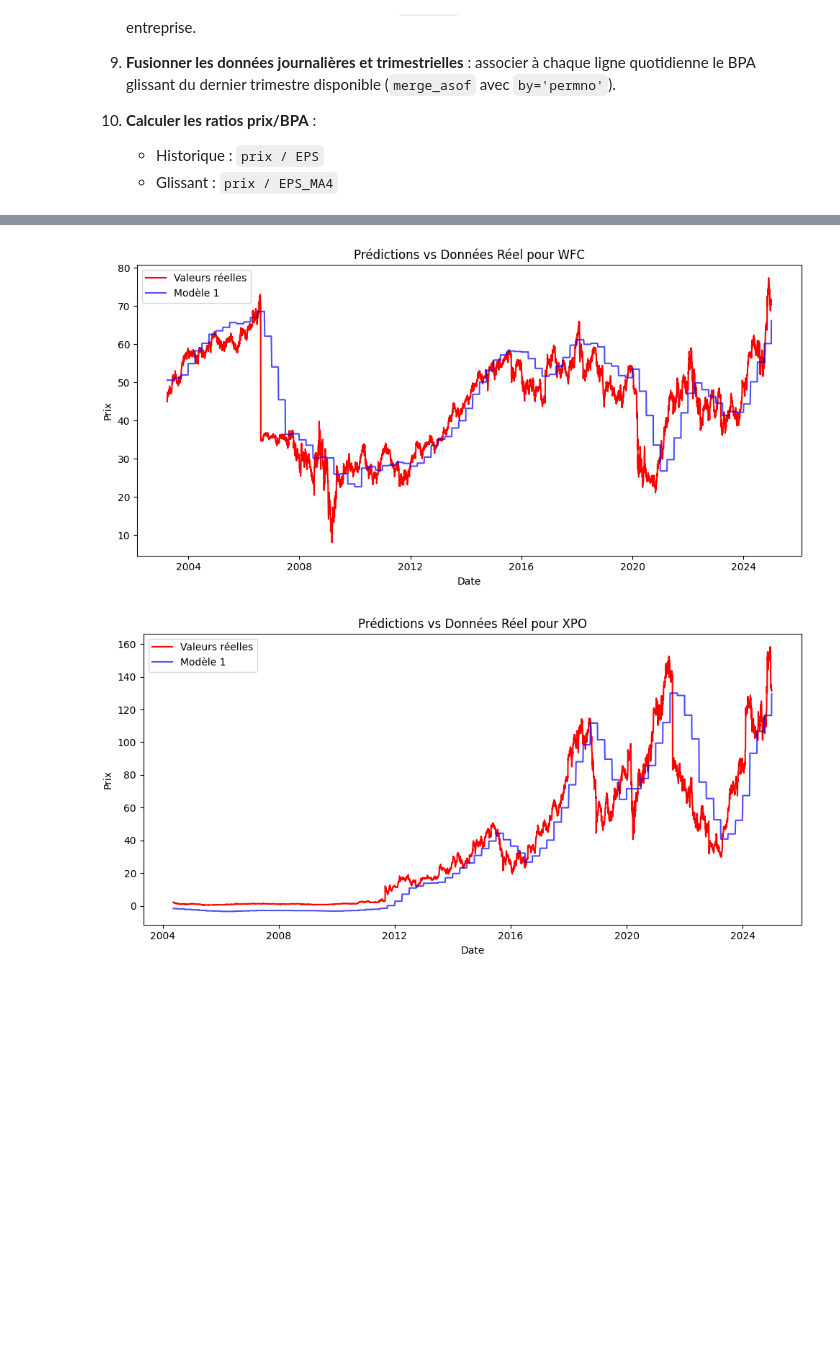
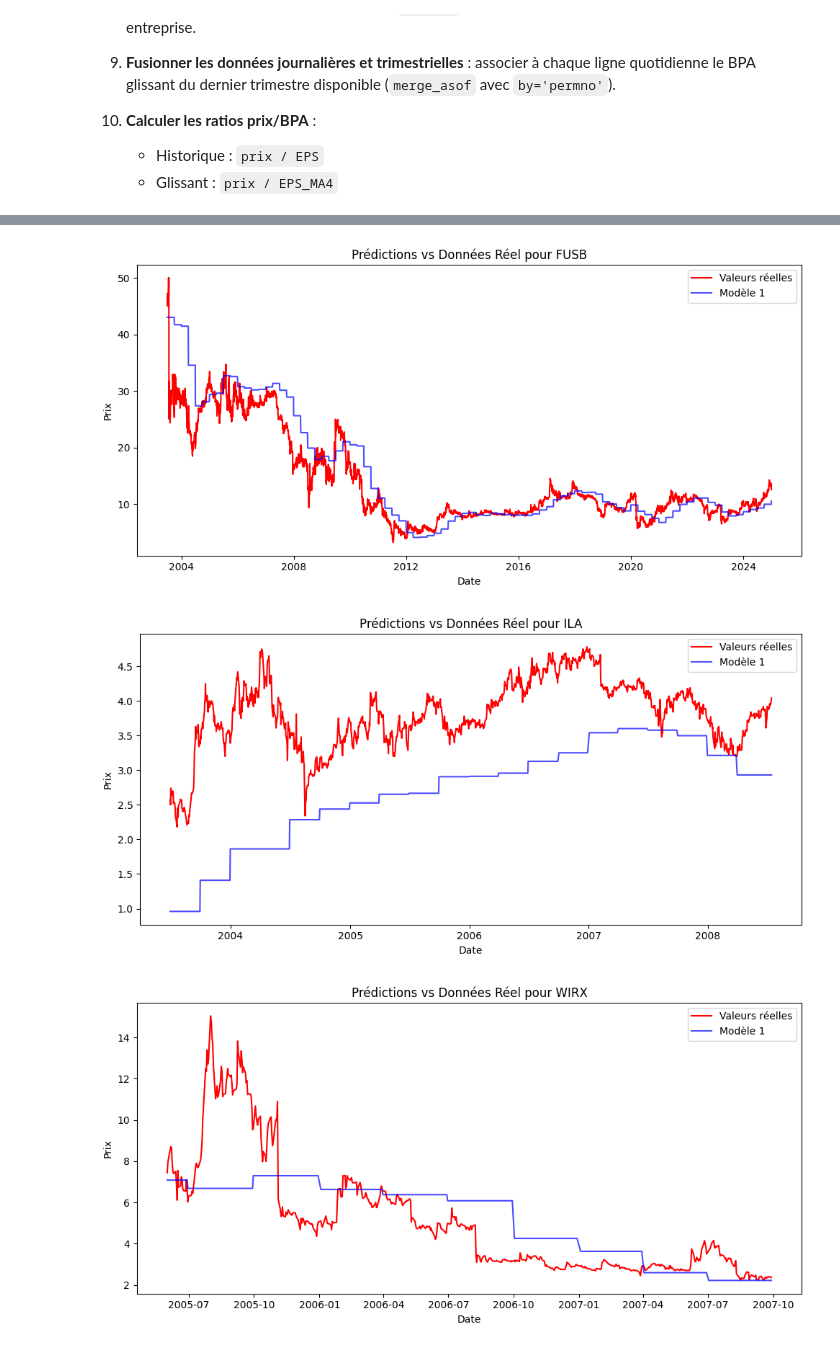
Before and after one commit to GabrielGen02/MATH_60231_Devoir, a Jupyter notebook: Devoir_2_Code_Gab.ipynb, the cells around one changed output, grey strips where cells are left out. Saved outputs shown, nothing was run; the diff lists cells and outputs as text; code cells hidden in the pictures; blank space fills up the shorter version.

```diff
--- a/Devoir_2_Code_Gab.ipynb
+++ b/Devoir_2_Code_Gab.ipynb
@@ -336,4 +345,11 @@ Date maximale : 2024-12-31 00:00:00
 # %%
+# ajout des rendements
+# Calcul du rendement logarithmique par ticker
+df['log_rend'] = df.groupby('ticker')['prix'].transform(lambda x: np.log(x / x.shift(1)))
+
+# supression des NaN restant
+df = df.dropna()
+
 # statistique descriptives des colonnes sélectionnés (par actions)
 stat_des = df.groupby("ticker")[['prix', 'EPS', 'ratio_pb_h', 'ratio_pb_MA']].describe()
 print(stat_des)
@@ -384,7 +400,7 @@ for t in tickers_alea:
     plt.plot(df_q['datadate'], df_q['EPS_MA4'], label=t)
 
 plt.xlabel("Date")
-plt.ylabel("EPS trimestriel Mobile de l'action")
+plt.ylabel("Moyenne mobile de l'EPS des 4 denriers trimestres")
 plt.title("EPS trimestriel Mobile de 4 actions sélectionnées au hasard")
 plt.legend(bbox_to_anchor=(1.05, 1), loc='upper left')  # légende à côté
 plt.tight_layout()
@@ -410,7 +426,7 @@ for t in tickers_alea:
     plt.plot(df_q['date'], df_q['ratio_pb_h'], label=t)
 
 plt.xlabel("Date")
-plt.ylabel("Ratio P/B historique (4 trimestres)")
+plt.ylabel("Ratio P/B historique")
 plt.title("Ratio P/B historique pour 4 actions sélectionnées au hasard")
 plt.legend(bbox_to_anchor=(1.05, 1), loc='upper left')
 plt.tight_layout()
@@ -554,9 +570,19 @@ Notes:
 [1] Standard Errors are robust to cluster correlation (cluster)
 # %%
 # division des données un deux groupes (entrainement et test)
-n = int(len(df)*(0.80))
-df_train = df.iloc[:n] # 80 % des données
-df_test = df.iloc[n:] # 20 % des données
+import numpy as np
+
+tickers = df['ticker'].unique()
+np.random.seed(42)
+
+# 80% des tickers pour le train
+train_tickers = np.random.choice(tickers, size=int(0.8*len(tickers)), replace=False)
+test_tickers = [t for t in tickers if t not in train_tickers]
+
+df_train = df[df['ticker'].isin(train_tickers)]
+df_test = df[df['ticker'].isin(test_tickers)]
+
+print(f"Train {len(df_train)} lignes, Test {len(df_test)} lignes")
 
 from sklearn.metrics import mean_squared_error
 
@@ -644,2 +671,3 @@ EQMP Modèle 3 : 1310.390667919707
-[figure, old version]
+[figure, new version]
-[figure, old version]
+[figure, new version]
+[figure, added]
```
Also changed, not shown: parts of 9 cells of this notebook, 2 other files.
